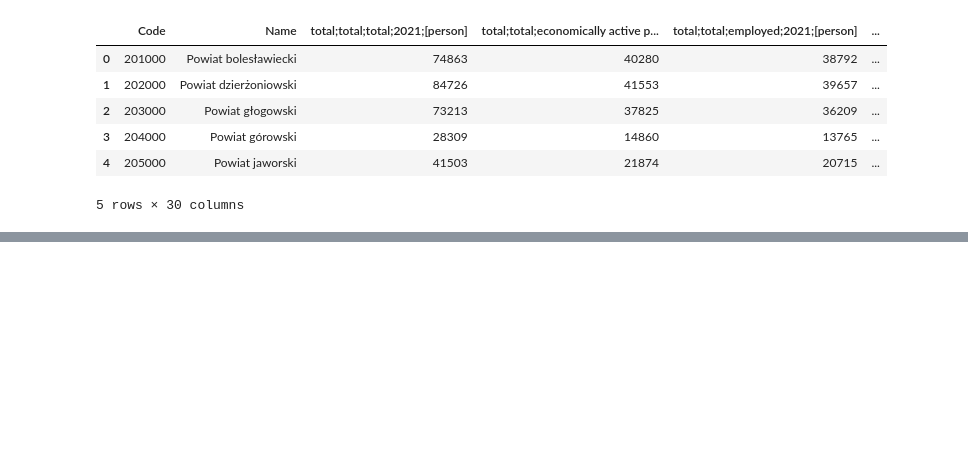
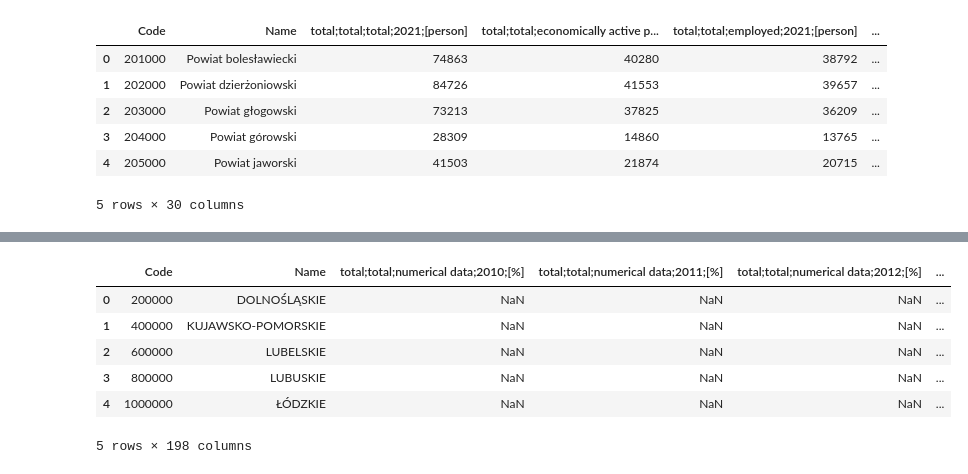
Before and after one commit to harrisonluff/Group_Project_Y3, a Jupyter notebook: notebooks/cleaning/03_01_cleaning_population.ipynb, the cells around one changed output, grey strips where cells are left out. Saved outputs shown, nothing was run; the diff lists cells and outputs as text; code cells hidden in the pictures; blank space fills up the shorter version.

```diff
--- a/notebooks/cleaning/03_01_cleaning_population.ipynb
+++ b/notebooks/cleaning/03_01_cleaning_population.ipynb
@@ -270,0 +330,11 @@ out.to_csv(repo_root / "cleaned/03_01_outcome_data/nc_activity_table.csv")
+# %%
+p4113 = pd.read_csv(repo_root / "raw/03_01_population_data/03_01_lfs_vo_employ_rate_p4113.csv", delimiter=";")
+p4113.head()
+# %% [output]
+|  | Code | Name | total;total;numerical data;2010;[%] | total;total;numerical data;2011;[%] | total;total;numerical data;2012;[%] | ... |
+| 0 | 200000 | DOLNOŚLĄSKIE | NaN | NaN | NaN | ... |
+| 1 | 400000 | KUJAWSKO-POMORSKIE | NaN | NaN | NaN | ... |
+| 2 | 600000 | LUBELSKIE | NaN | NaN | NaN | ... |
+| 3 | 800000 | LUBUSKIE | NaN | NaN | NaN | ... |
+| 4 | 1000000 | ŁÓDZKIE | NaN | NaN | NaN | ... |
+5 rows × 198 columns
```
Also changed, not shown: parts of 4 cells of this notebook, 5 other files.
